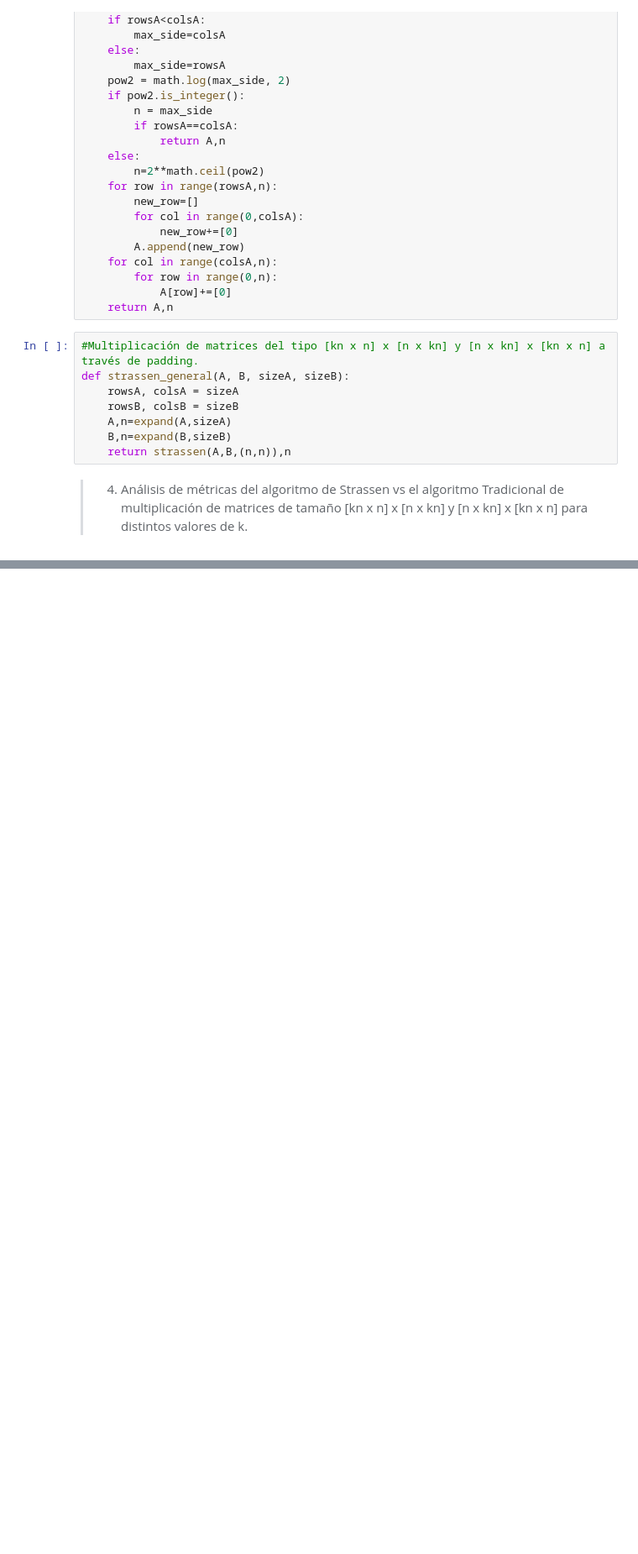
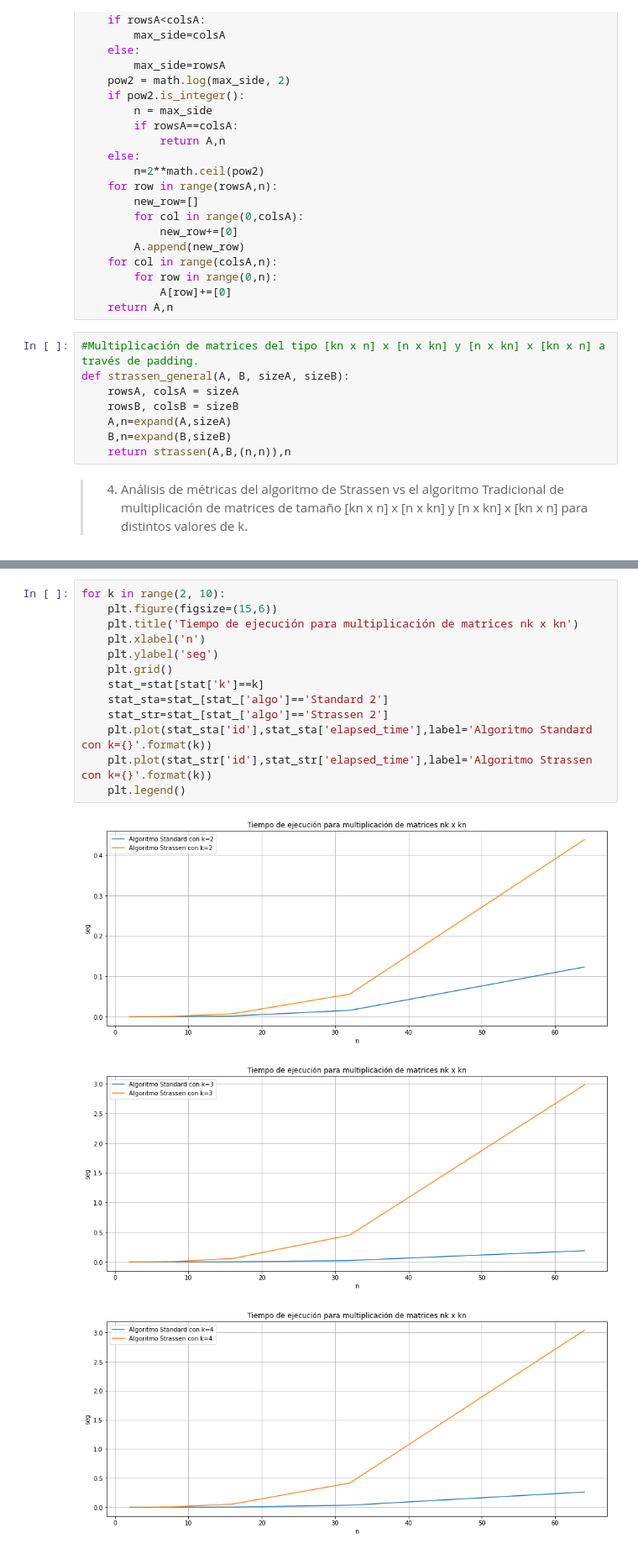
Before and after one commit to RHermosillaUSM/DAA_202001, a Jupyter notebook: Strassen.ipynb, the cells around one changed output, grey strips where cells are left out. Shown at 84% size. Cells and saved outputs as stored; diff of their text form; blank space fills up the shorter version.

```diff
--- a/Strassen.ipynb
+++ b/Strassen.ipynb
@@ -338,0 +338,17 @@ for k in range(1, 10):
+# %%
+for k in range(2, 10):
+    plt.figure(figsize=(15,6))
+    plt.title('Tiempo de ejecución para multiplicación de matrices nk x kn')
+    plt.xlabel('n')
+    plt.ylabel('seg')
+    plt.grid()
+    stat_=stat[stat['k']==k]
+    stat_sta=stat_[stat_['algo']=='Standard 2']
+    stat_str=stat_[stat_['algo']=='Strassen 2']
+    plt.plot(stat_sta['id'],stat_sta['elapsed_time'],label='Algoritmo Standard con k={}'.format(k))
+    plt.plot(stat_str['id'],stat_str['elapsed_time'],label='Algoritmo Strassen con k={}'.format(k))
+    plt.legend()
+# %% [output]
+[figure, added]
+[figure, added]
+[figure, added]
```
Also changed, not shown: parts of 4 cells of this notebook.
